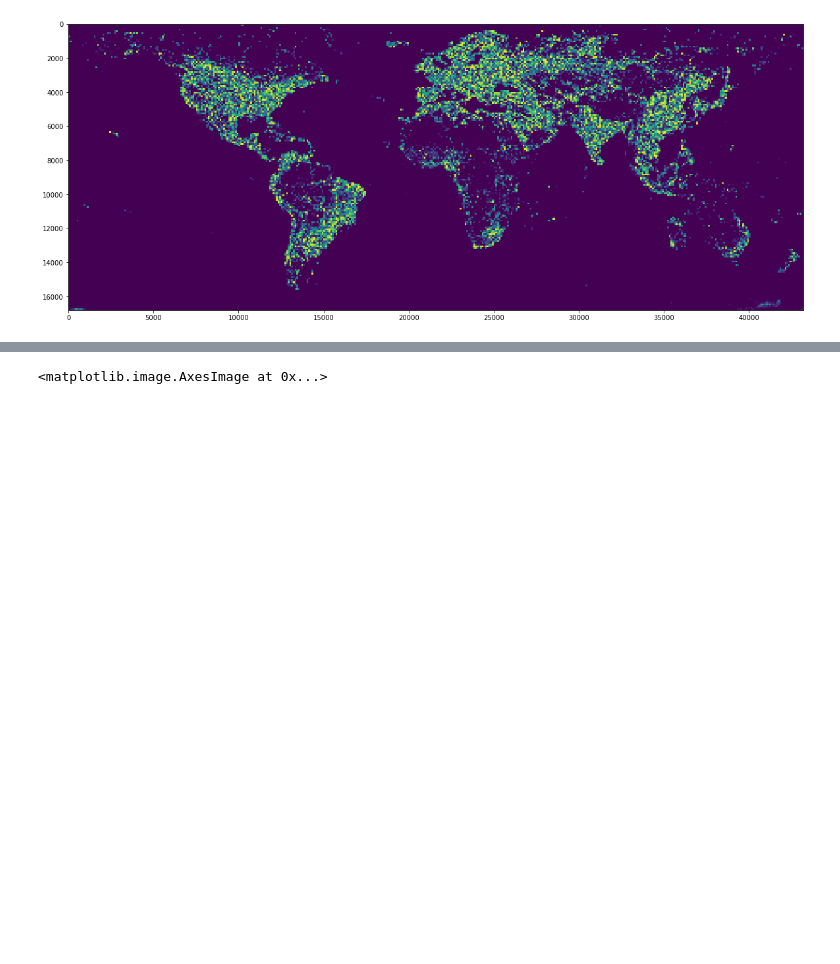
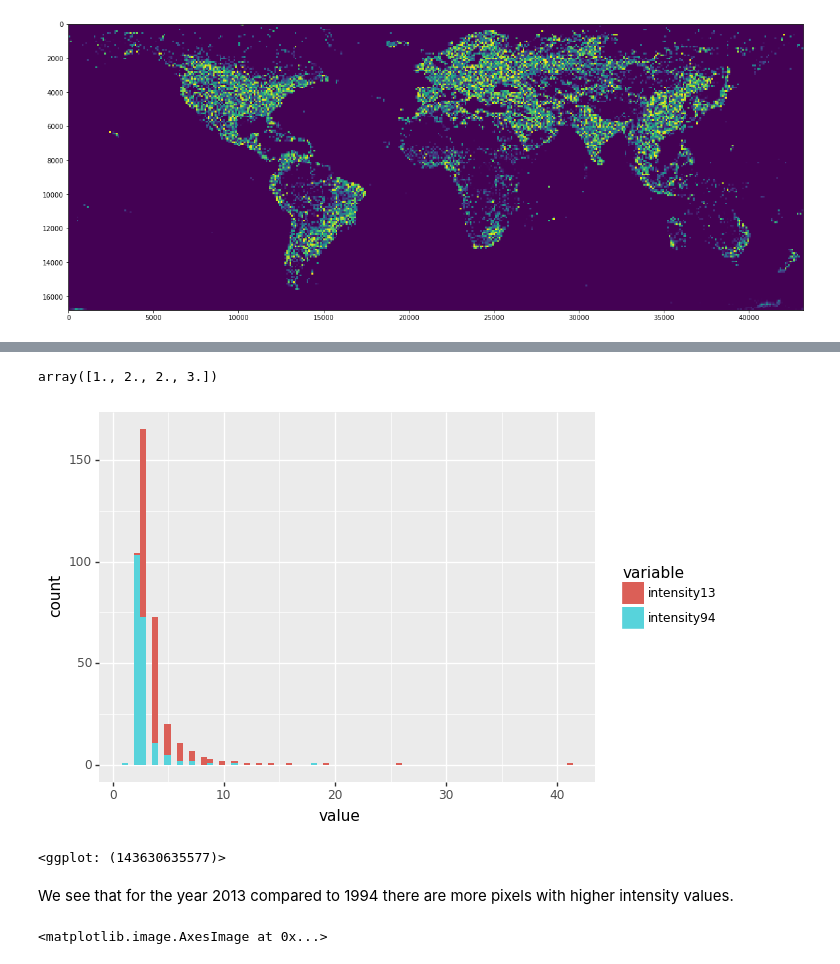
Before and after one commit to abhijeetdtu/dsba4152, a Jupyter notebook: dsba4152/Notebook/Initial Exploratory Analysis.ipynb, the cells around one changed output, grey strips where cells are left out. Saved outputs shown, nothing was run; the diff lists cells and outputs as text; code cells hidden in the pictures; blank space fills up the shorter version.

```diff
--- a/dsba4152/Notebook/Untitled.ipynb
+++ b/dsba4152/Notebook/Initial Exploratory Analysis.ipynb
@@ -87,3 +128,23 @@ ax2.imshow(india_selector(im1994), cmap='pink')
+# %%
+np.quantile(ind1994.flatten() , np.arange(0,1,0.25))
+# %% [output]
+array([1., 2., 2., 3.])
+# %%
+intdf = pd.DataFrame({
+        "intensity94" : np.quantile(ind1994.flatten() , np.arange(0,1,0.005))
+    ,   "intensity13" : np.quantile(ind2013.flatten() , np.arange(0,1,0.005))
+    })
+
+
+(
+    ggplot(intdf.reset_index().melt(id_vars='index'), aes(x="value" , fill="variable"))
+    + geom_histogram()
+)
+# %% [output]
+[figure, added]
+<ggplot: (143630635577)>
+# %% [markdown]
+We see that for the year 2013 compared to 1994 there are more pixels with higher intensity values.
 # %%
 mumbai2013 = india_selector(im2013)[2650:2850 , 2300:2400]
 mumbai1994 = india_selector(im1994)[2650:2850 , 2300:2400]
```
Also changed, not shown: parts of 34 cells of this notebook, 1 other file.
